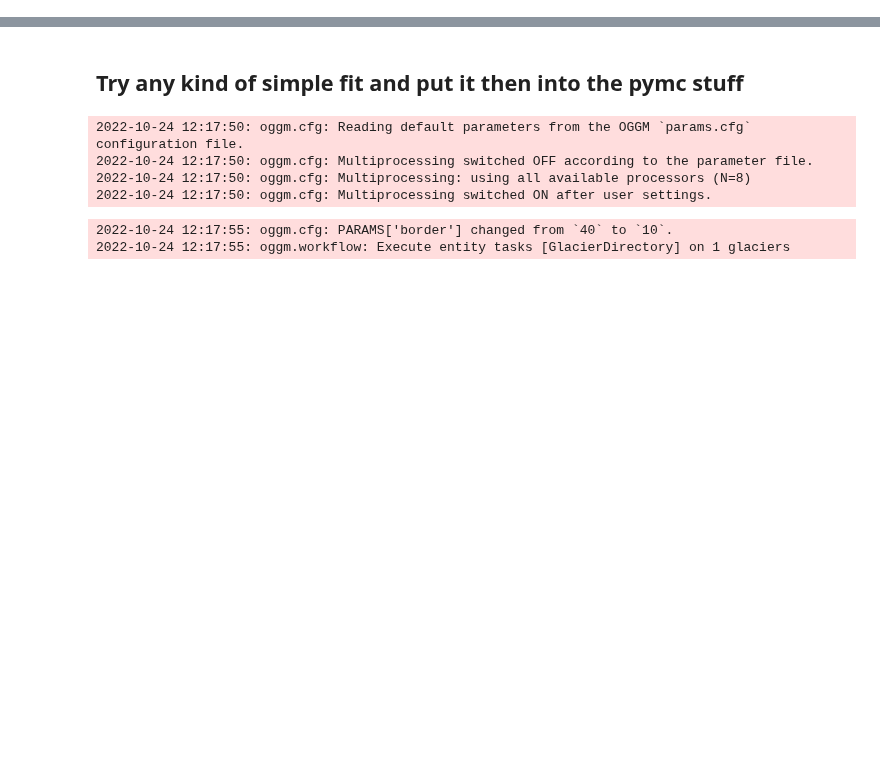
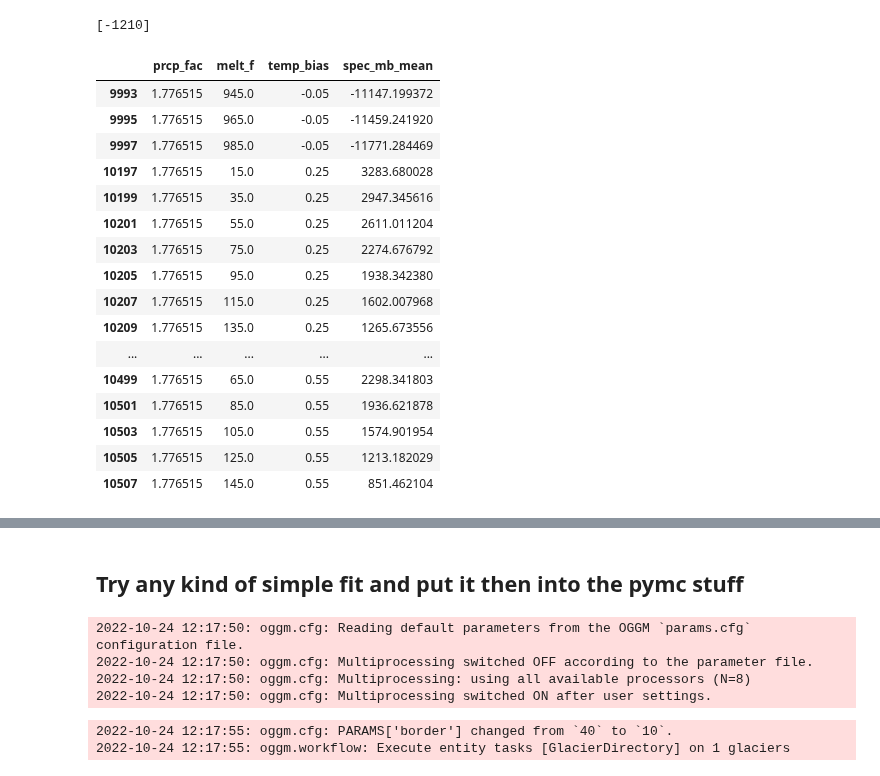
Before and after one commit to OGGM/massbalance-sandbox, a Jupyter notebook: docs/emulator_bayes_calib/bayes_calibration_w_simplified_emulator.ipynb, the cells around one changed output, grey strips where cells are left out. Saved outputs shown, nothing was run; the diff lists cells and outputs as text; code cells hidden in the pictures; blank space fills up the shorter version.

```diff
--- a/docs/emulator_bayes_calib/bayes_calibration_w_simplified_emulator.ipynb
+++ b/docs/emulator_bayes_calib/bayes_calibration_w_simplified_emulator.ipynb
@@ -0,0 +21,15 @@
+# %%
+# load specific MB mean for different MB model parameters (i.e. temp_b & melt_f, here done as a test for the Aletsch glacier):
+# choose the one with a fixed pf but variable temp. b and melt factors
+pd_spec_mb = pd.read_csv('test_mb_RGI60-11.01450_fixed_pf_test.csv', index_col=[0])
+
+# too many values make the notebook slow ... I just removed some parameters again ...
+pd_spec_mb = pd_spec_mb.sort_values(by=['melt_f', 'temp_bias']).iloc[1::3]
+pd_spec_mb = pd_spec_mb.sort_values(by=['temp_bias','melt_f']).iloc[::2]
+
+# applied MB model parameters that were used to estimated the real OGGM MB model (partly used for training the emulator)
+X = pd_spec_mb[['temp_bias','melt_f'] ].values
+
+# modelled specific mean MB (mean over 2000-2020) estimated from the real OGGM MB model (partly used for training the emulator)
+# we later want to match this value (i.e. y) with the geodetic observation
+y = pd_spec_mb['spec_mb_mean'].values
@@ -0,0 +353,24 @@
+# %%
+y_obs
+# %% [output]
+[-1210]
+# %%
+pd_spec_mb.loc[pd_spec_mb.temp_bias[60*28:60*29].index]
+# %% [output]
+|  | prcp_fac | melt_f | temp_bias | spec_mb_mean |
+| 9993 | 1.776515 | 945.0 | -0.05 | -11147.199372 |
+| 9995 | 1.776515 | 965.0 | -0.05 | -11459.241920 |
+| 9997 | 1.776515 | 985.0 | -0.05 | -11771.284469 |
+| 10197 | 1.776515 | 15.0 | 0.25 | 3283.680028 |
+| 10199 | 1.776515 | 35.0 | 0.25 | 2947.345616 |
+| 10201 | 1.776515 | 55.0 | 0.25 | 2611.011204 |
+| 10203 | 1.776515 | 75.0 | 0.25 | 2274.676792 |
+| 10205 | 1.776515 | 95.0 | 0.25 | 1938.342380 |
+| 10207 | 1.776515 | 115.0 | 0.25 | 1602.007968 |
+| 10209 | 1.776515 | 135.0 | 0.25 | 1265.673556 |
+| ... | ... | ... | ... | ... |
+| 10499 | 1.776515 | 65.0 | 0.55 | 2298.341803 |
+| 10501 | 1.776515 | 85.0 | 0.55 | 1936.621878 |
+| 10503 | 1.776515 | 105.0 | 0.55 | 1574.901954 |
+| 10505 | 1.776515 | 125.0 | 0.55 | 1213.182029 |
+| 10507 | 1.776515 | 145.0 | 0.55 | 851.462104 |
```
Also changed, not shown: parts of 40 cells of this notebook, 5 other files.
